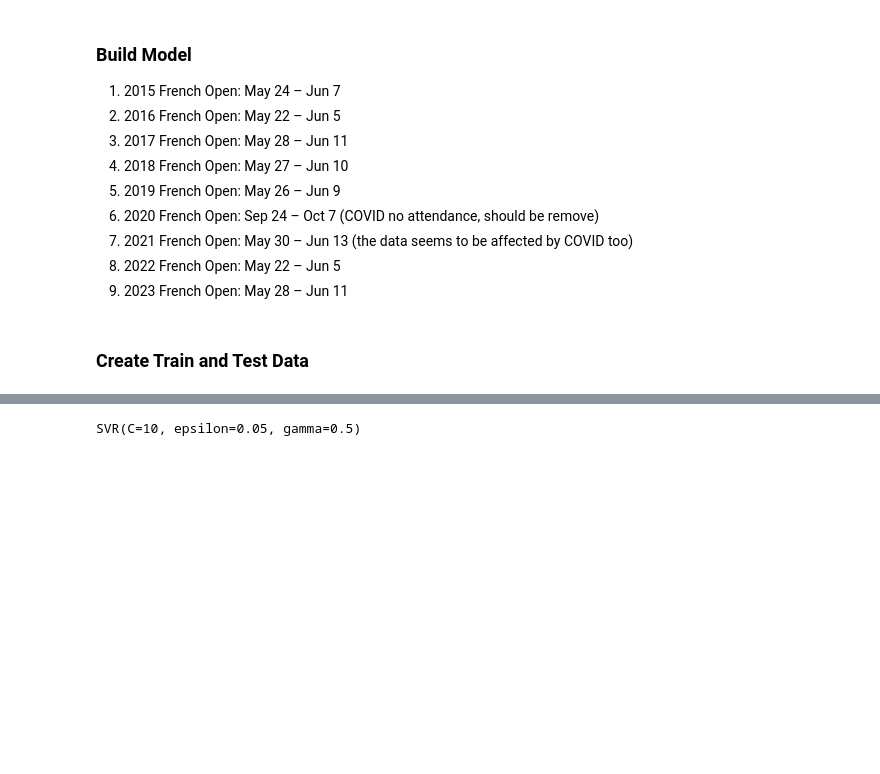
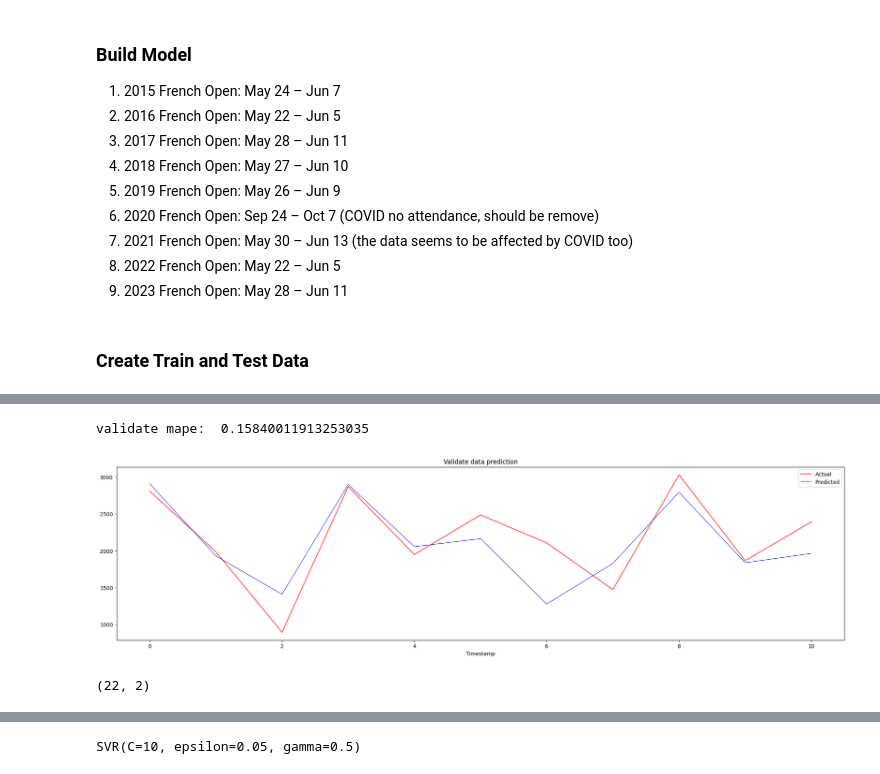
Before and after one commit to hauchu1998/C6800_Smart_Cities, a Jupyter notebook: notebooks/paris_data_prediction.ipynb, the cells around one changed output, grey strips where cells are left out. Saved outputs shown, nothing was run; the diff lists cells and outputs as text; code cells hidden in the pictures; blank space fills up the shorter version.

```diff
--- a/notebooks/paris_data_prediction.ipynb
+++ b/notebooks/paris_data_prediction.ipynb
@@ -489,0 +558,34 @@ dataset1.shape
+# %%
+# evaluate validate data
+validate_pred = fo_model.predict(validate_x).reshape(-1,1)
+y_validate_pred = fo_scaler.inverse_transform(validate_pred)
+y_validate = fo_scaler.inverse_transform(validate_y)
+print("validate mape: ", mean_absolute_percentage_error(y_validate_pred, y_validate))
+
+plt.figure(figsize=(25,6))
+plt.plot(range(len(validate_x)), y_validate, color = 'red', linewidth=2.0, alpha = 0.6)
+plt.plot(range(len(validate_x)), y_validate_pred, color = 'blue', linewidth=0.8)
+plt.legend(['Actual','Predicted'])
+plt.xlabel('Timestamp')
+plt.title("Validate data prediction")
+plt.show()
+# %% [output]
+validate mape:  0.15840011913253035
+[figure, added]
+# %%
+test_data = []
+first = french_open_data[2022]
+first = first[(first["DATE"] >= "2022-05-15") & (first["DATE"] <= "2022-06-05")]
+
+second = french_open_data[2023]
+second = second[(second["DATE"] >= "2023-05-22") & (second["DATE"] <= "2023-06-12")]
+
+for i in range(french_open_days):
+    first_day = first.iloc[i]["COUNT_SCALE"]
+    second_day = second.iloc[i]["COUNT_SCALE"]
+    test_data.append([first_day, second_day])
+
+test_data = np.array(test_data)
+test_data.shape
+# %% [output]
+(22, 2)
```
Also changed, not shown: parts of 34 cells of this notebook.
